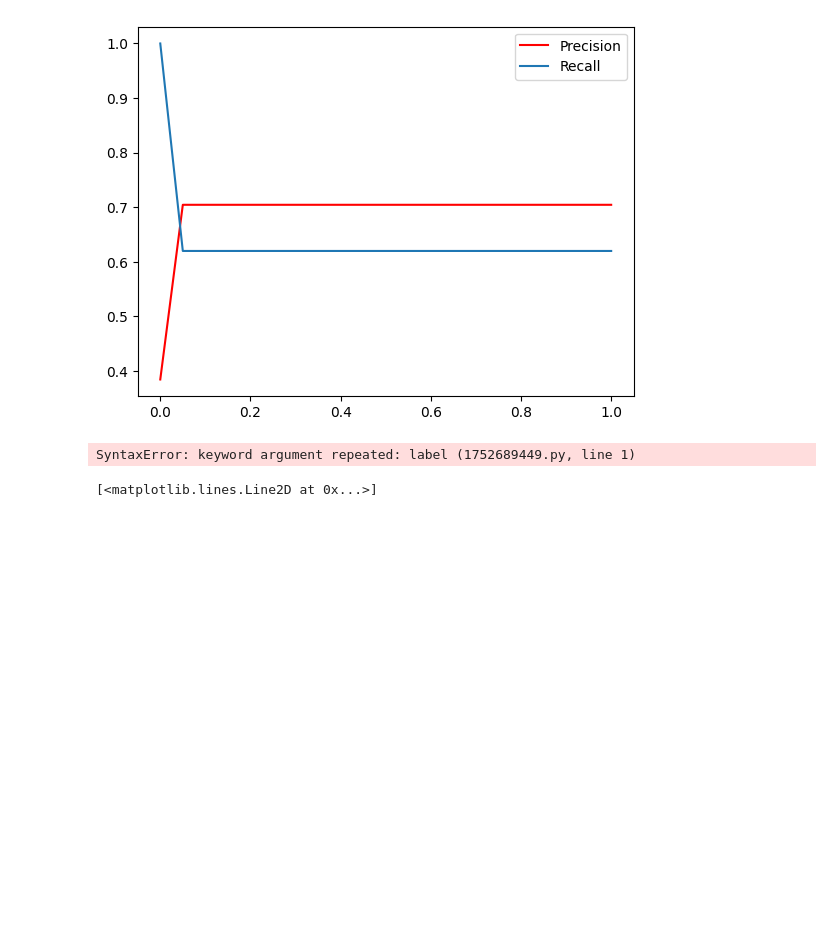
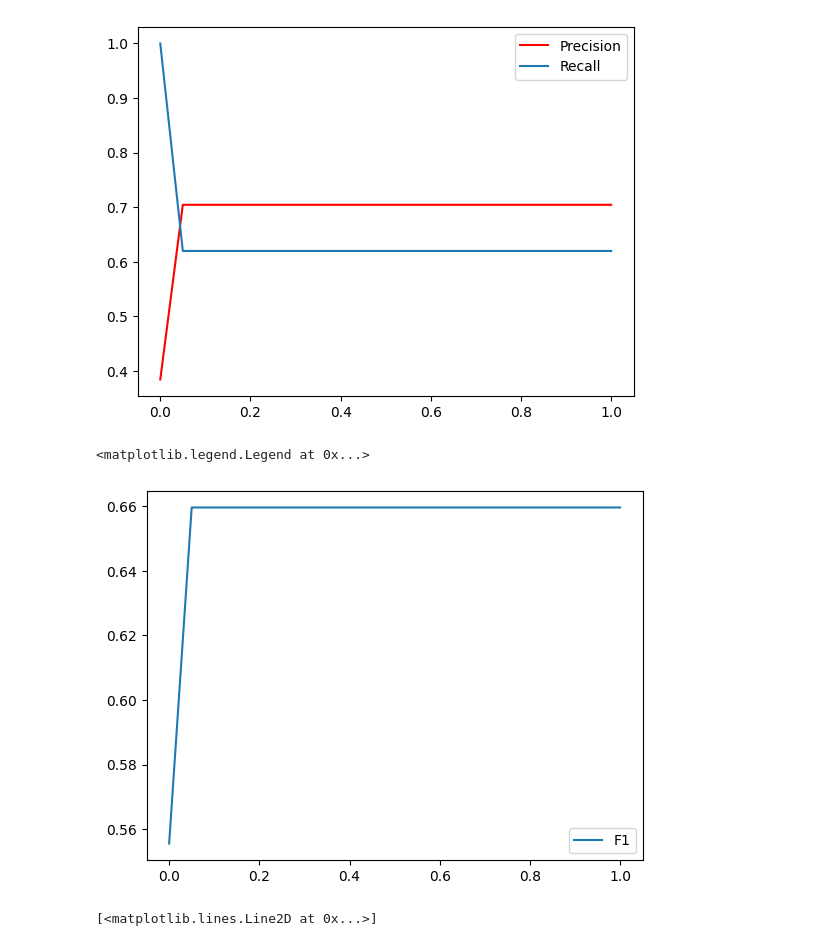
Before and after one commit to lucas-guillet/Mushroom-Edible-Predict, a Jupyter notebook: notebook.ipynb, the cells around one changed output. Drawn from its saved outputs; the diff is of its cells as text; code cells hidden in the pictures; blank space fills up the shorter version.

```diff
--- a/notebook.ipynb
+++ b/notebook.ipynb
@@ -359,10 +359,11 @@ plt.legend()
 <matplotlib.legend.Legend at 0x...>
 [figure]
 # %%
-plt.plot(thresholds, df_precision_recall.F1, label='F1', label='F1')
-plt.legend();
+plt.plot(thresholds, df_precision_recall.F1, label='F1')
+plt.legend()
 # %% [output]
-SyntaxError: keyword argument repeated: label (1752689449.py, line 1)
+<matplotlib.legend.Legend at 0x...>
+[figure, added]
 # %%
 scores = []
 
```
Also changed, not shown: 1 other file.
